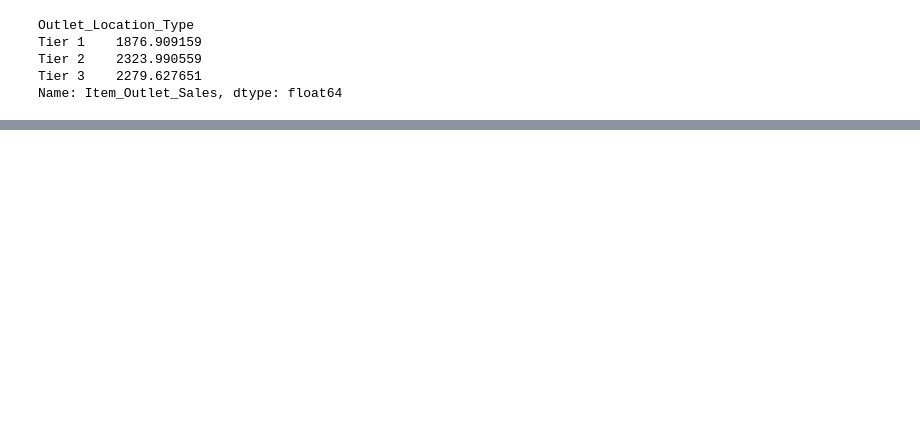
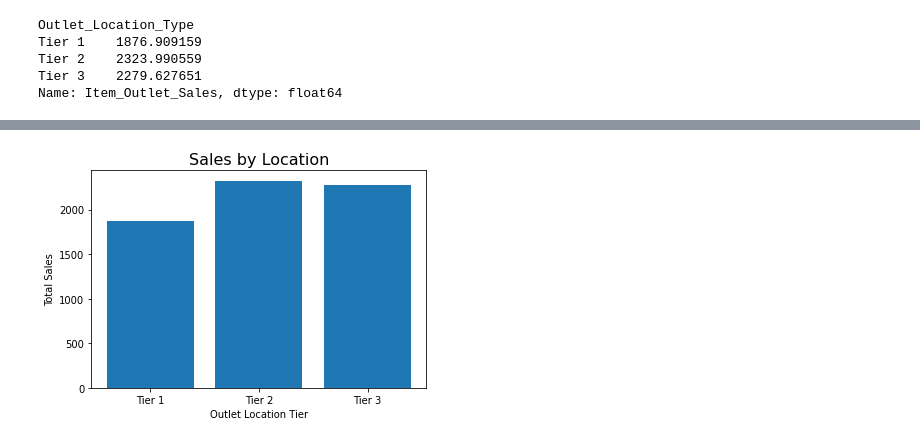
Before and after one commit to janaeam/food-sales-predictions, a Jupyter notebook: Data_Cleaning.ipynb, the cells around one changed output, grey strips where cells are left out. Cells and saved outputs as stored; diff of their text form; code cells hidden in the pictures; blank space fills up the shorter version.

```diff
--- a/Data_Cleaning.ipynb
+++ b/Data_Cleaning.ipynb
@@ -793,0 +835,7 @@ plt.bar(salesbyLocation.index, salesbyLocation.values);
+# %%
+plt.bar(salesbyLocation.index, salesbyLocation.values);
+plt.title('Sales by Location', fontsize = 16)
+plt.xlabel('Outlet Location Tier')
+plt.ylabel('Total Sales');
+# %% [output]
+[figure, added]
```
Also changed, not shown: parts of 12 cells of this notebook.
